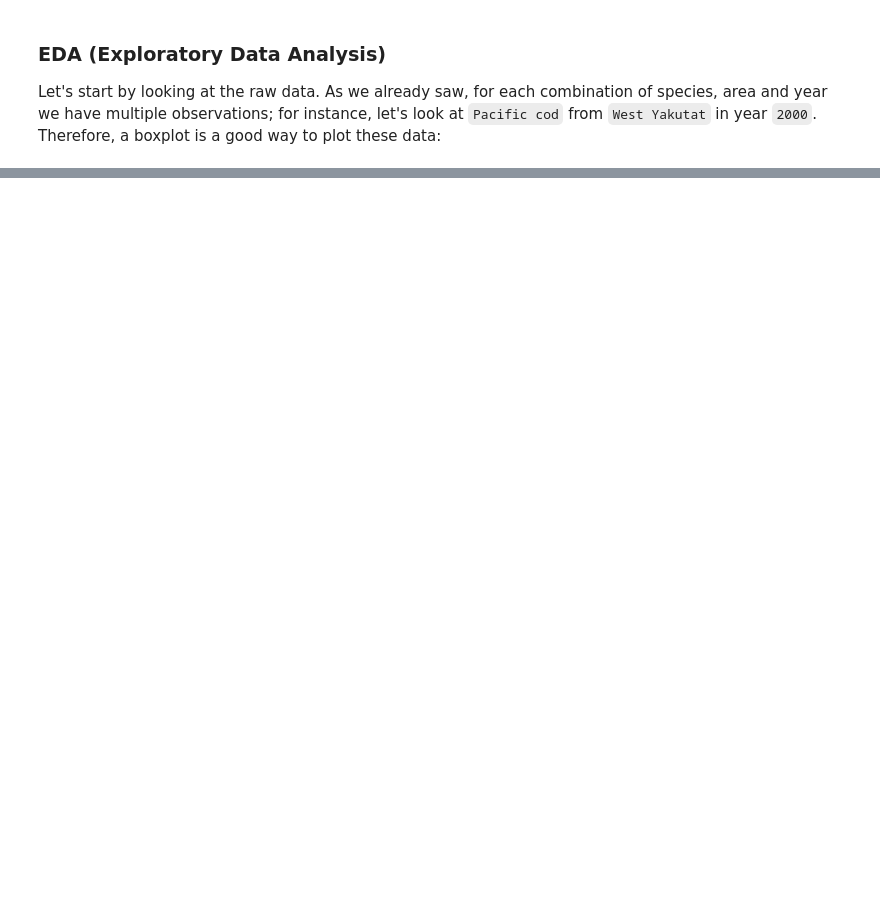
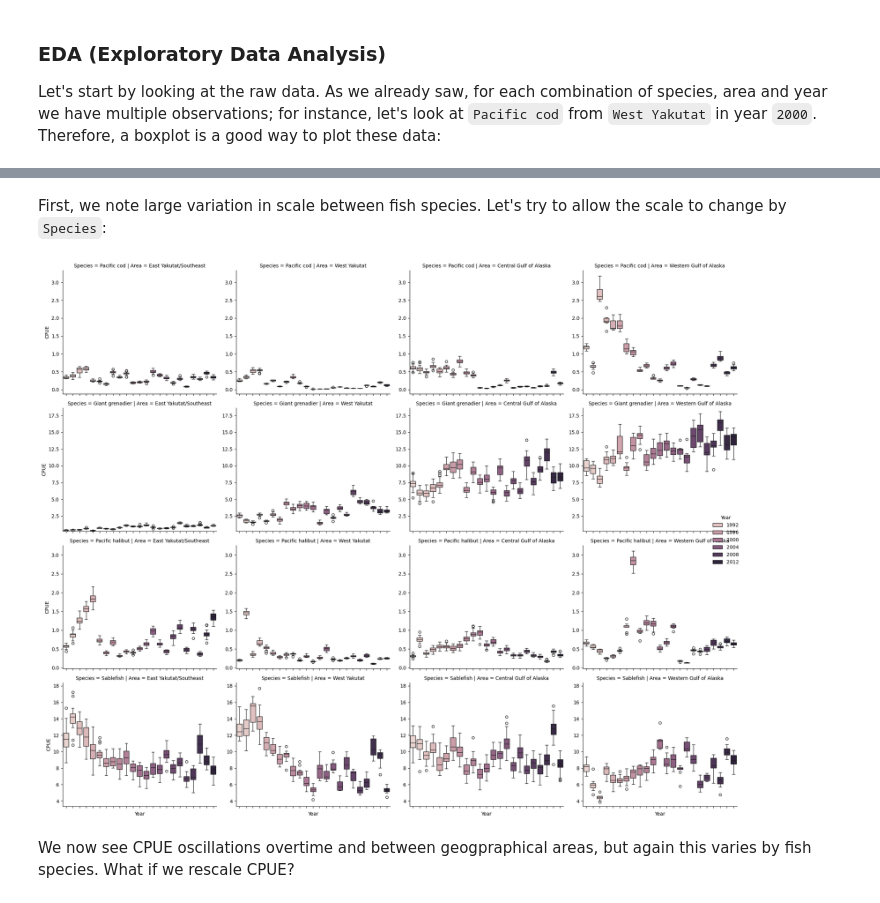
Before and after one commit to filippob/longitudinal_data_analysis, a Jupyter notebook: day_1/1.longitudinal_data.ipynb, the cells around one changed output, grey strips where cells are left out. Drawn from its saved outputs; the diff is of its cells as text; code cells hidden in the pictures; blank space fills up the shorter version.

```diff
--- a/day_1/1.longitudinal_data.ipynb
+++ b/day_1/1.longitudinal_data.ipynb
@@ -119,0 +162,41 @@ Let's start by looking at the raw data. As we already saw, for each combination
+# %% [markdown]
+First, we note large variation in scale between fish species. Let's try to allow the scale to change by `Species`:
+# %%
+g = sns.catplot(
+    data=fish,
+    x='Year',
+    y='CPUE',
+    hue='Year',
+    col='Area',
+    col_order = ['East Yakutat/Southeast', 'West Yakutat', 'Central Gulf of Alaska', 'Western Gulf of Alaska'],
+    row='Species',
+    kind='box',
+    height=4,
+    aspect=1.2,
+    sharey=False  # allow individual y-axis, we'll manually sync per row
+)
+
+# Get the species (row) levels
+species_levels = fish['Species'].unique()
+
+# Sync y-axis within each row
+for i, species in enumerate(species_levels):
+    # Get all axes in the current row
+    axes_row = g.axes[i]
+    # Find the min and max y across this row
+    y_mins, y_maxs = zip(*(ax.get_ylim() for ax in axes_row))
+    common_ylim = (min(y_mins), max(y_maxs))
+    # Set the same ylim for all axes in this row
+    for ax in axes_row:
+        ax.set_ylim(common_ylim)
+
+# Rotate x-axis labels
+for ax in g.axes.flatten():
+    ax.set_xticklabels(ax.get_xticklabels(), rotation=90)
+
+plt.tight_layout()
+plt.show()
+# %% [output]
+[figure, added]
+# %% [markdown]
+We now see CPUE oscillations overtime and between geogpraphical areas, but again this varies by fish species. What if we rescale CPUE?
```
Also changed, not shown: parts of 16 cells of this notebook.
